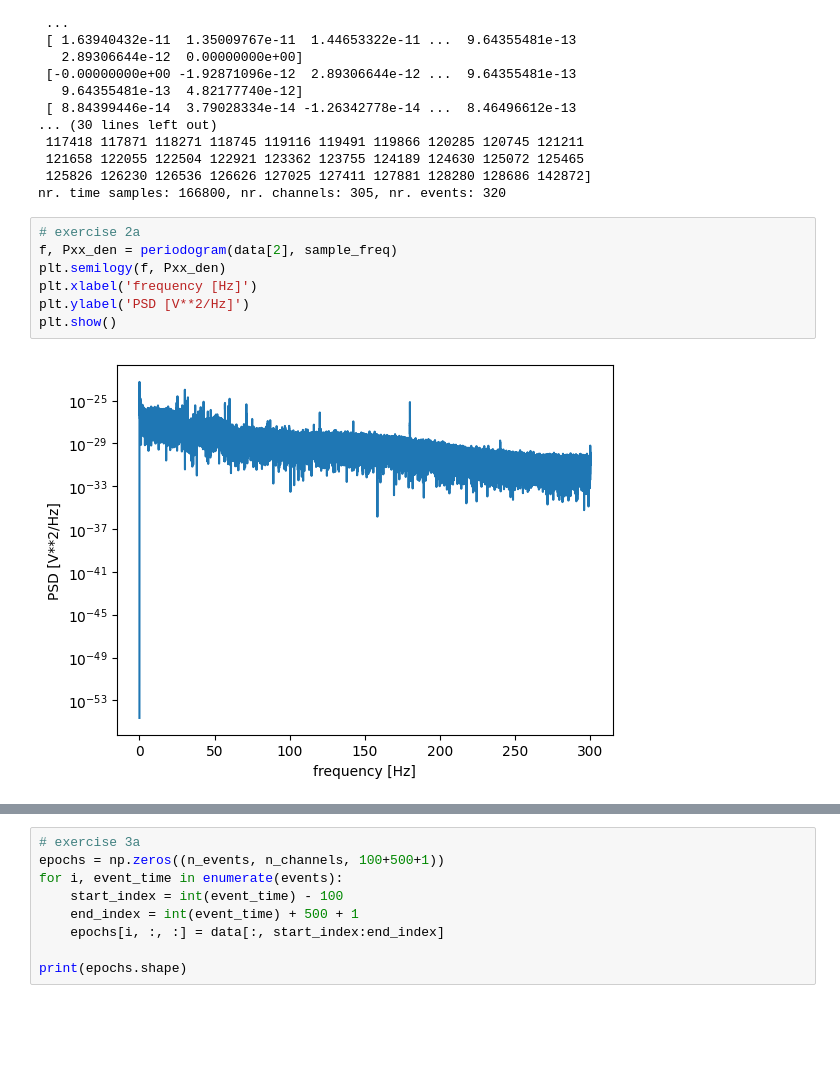
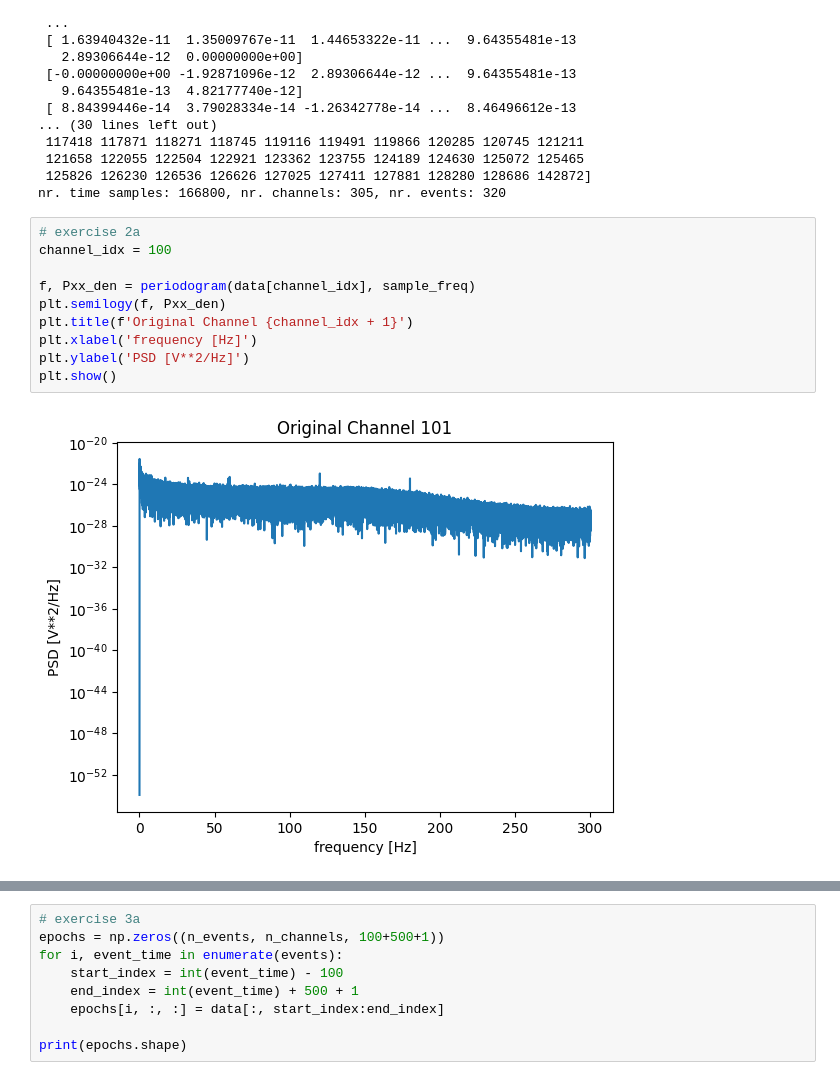
Before and after one commit to rfahrn/Time-Series-Exercises, a Jupyter notebook: exercise_2.ipynb, the cells around one changed output, grey strips where cells are left out. Saved outputs shown, nothing was run; the diff lists cells and outputs as text; blank space fills up the shorter version.

```diff
--- a/exercise_2.ipynb
+++ b/exercise_2.ipynb
@@ -36,12 +36,15 @@ sample_freq = 600
 nr. time samples: 166800, nr. channels: 305, nr. events: 320
 # %%
 # exercise 2a
-f, Pxx_den = periodogram(data[2], sample_freq)
+channel_idx = 100
+
+f, Pxx_den = periodogram(data[channel_idx], sample_freq)
 plt.semilogy(f, Pxx_den)
+plt.title(f'Original Channel {channel_idx + 1}')
 plt.xlabel('frequency [Hz]')
 plt.ylabel('PSD [V**2/Hz]')
 plt.show()
 # %% [output]
-[figure, old version]
+[figure, new version]
 # %%
 notch_freq = 50
```
Also changed, not shown: parts of 8 cells of this notebook.
